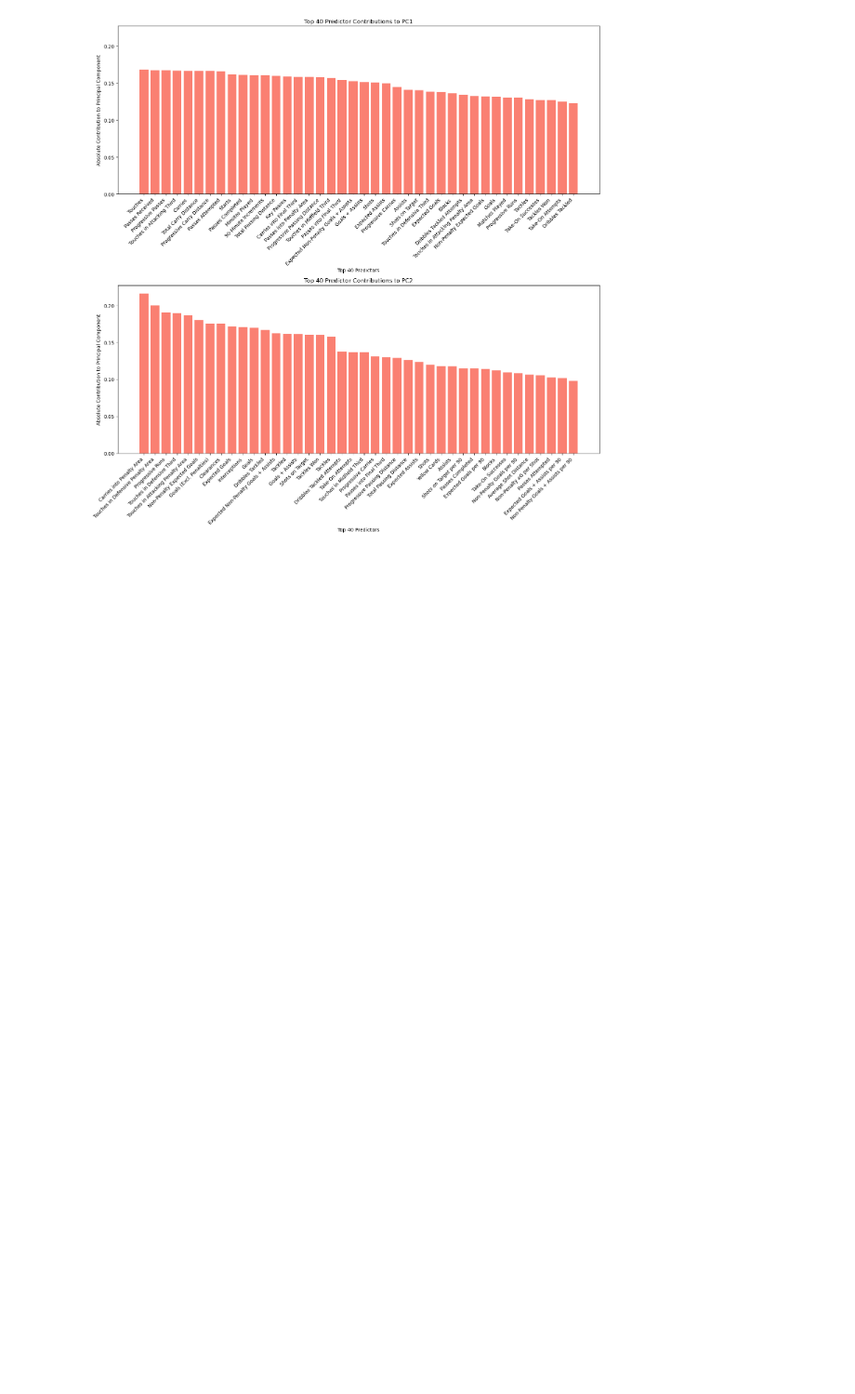
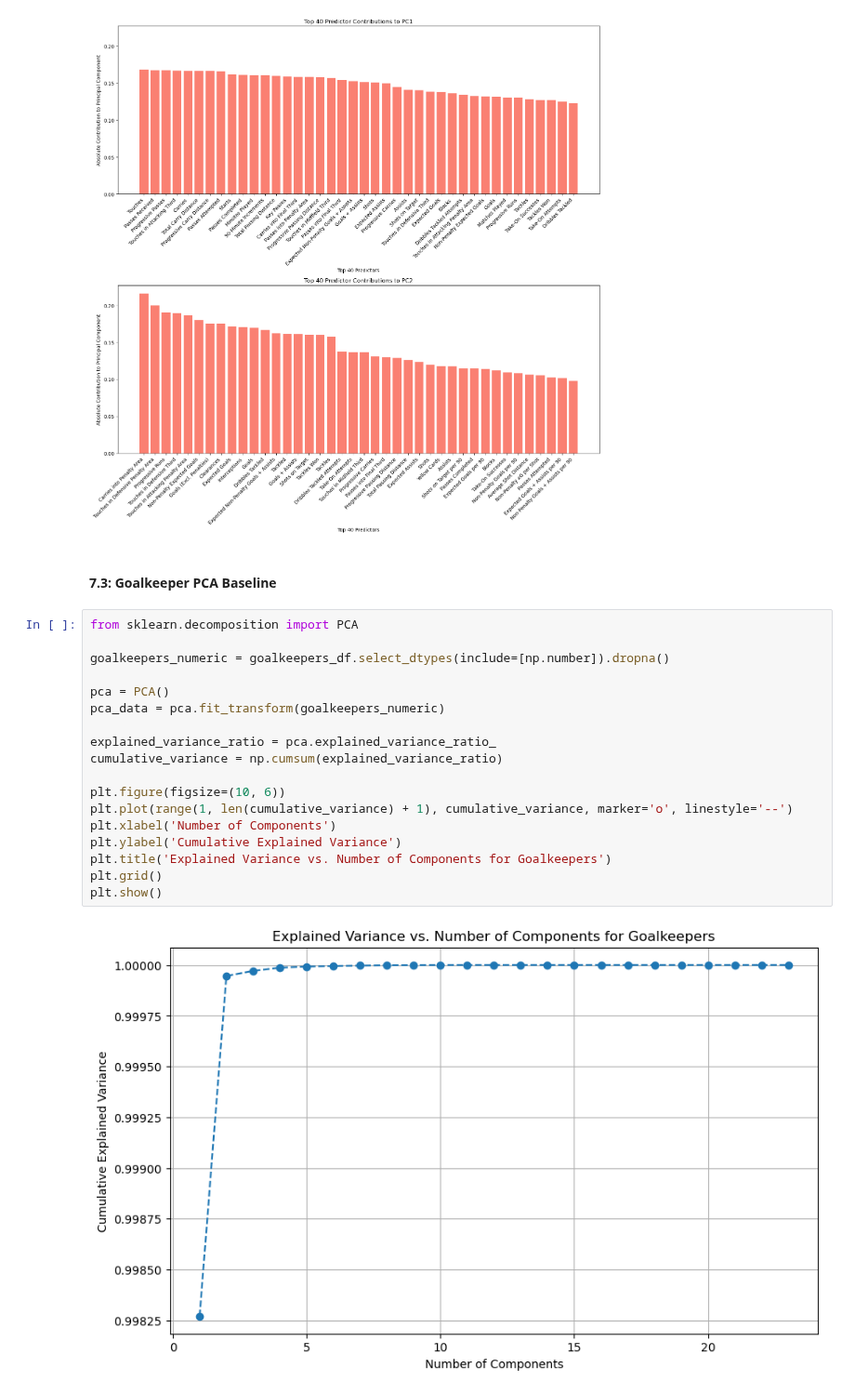
Before and after one commit to kezeani/109aproject, a Jupyter notebook: project.ipynb, the cells around one changed output. Shown at 93% size. Saved outputs shown, nothing was run; the diff lists cells and outputs as text; blank space fills up the shorter version.

```diff
--- a/project.ipynb
+++ b/project.ipynb
@@ -489,3 +490,27 @@ plt.tight_layout()
 plt.show()
 # %% [output]
 [figure]
+# %% [markdown]
+<a id="baseline-models-goalkeeper"></a>
+
+#### <div class='sub-section'>7.3: Goalkeeper PCA Baseline</div>
+# %%
+from sklearn.decomposition import PCA
+
+goalkeepers_numeric = goalkeepers_df.select_dtypes(include=[np.number]).dropna()
+
+pca = PCA()
+pca_data = pca.fit_transform(goalkeepers_numeric)
+
+explained_variance_ratio = pca.explained_variance_ratio_
+cumulative_variance = np.cumsum(explained_variance_ratio)
+
+plt.figure(figsize=(10, 6))
+plt.plot(range(1, len(cumulative_variance) + 1), cumulative_variance, marker='o', linestyle='--')
+plt.xlabel('Number of Components')
+plt.ylabel('Cumulative Explained Variance')
+plt.title('Explained Variance vs. Number of Components for Goalkeepers')
+plt.grid()
+plt.show()
+# %% [output]
+[figure, added]
```
Also changed, not shown: parts of 5 cells of this notebook.
